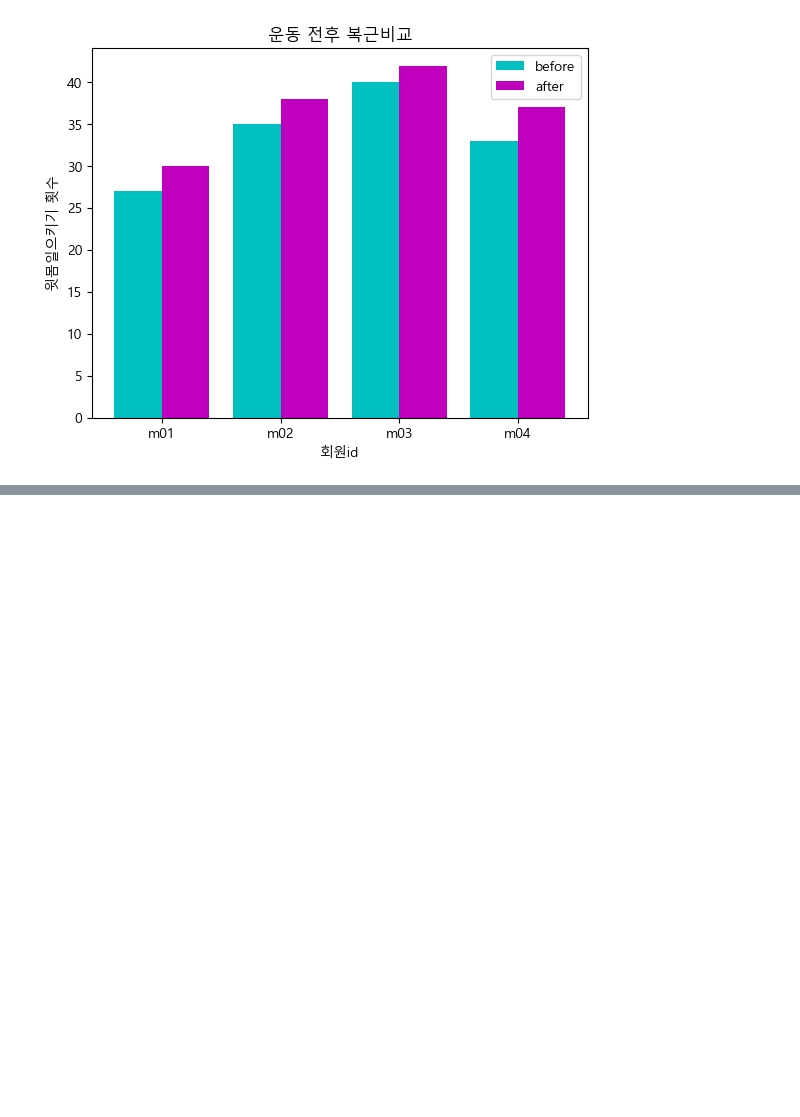
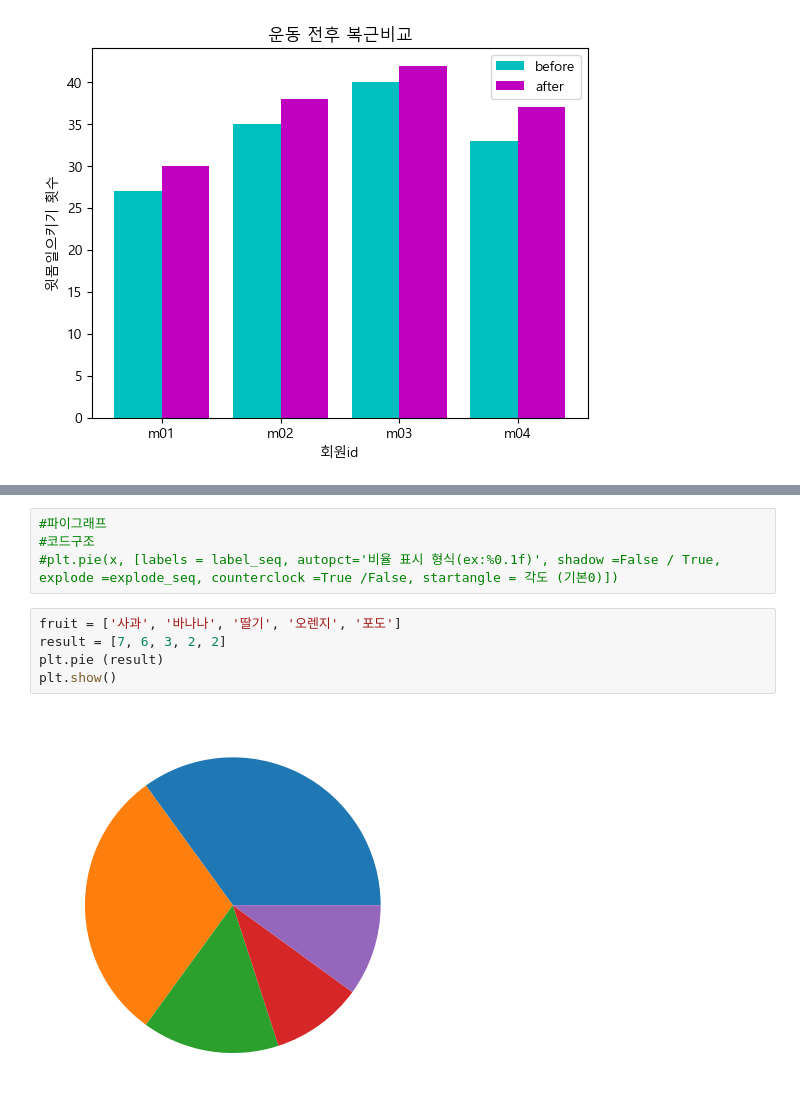
Before and after one commit to less927/python_basic, a Jupyter notebook: 데이터 시각화.ipynb, the cells around one changed output, grey strips where cells are left out. Saved outputs shown, nothing was run; the diff lists cells and outputs as text; blank space fills up the shorter version.

```diff
--- a/데이터 시각화.ipynb
+++ b/데이터 시각화.ipynb
@@ -493,0 +528,11 @@ plt.show()
+# %%
+#파이그래프
+#코드구조
+#plt.pie(x, [labels = label_seq, autopct='비율 표시 형식(ex:%0.1f)', shadow =False / True, explode =explode_seq, counterclock =True /False, startangle = 각도 (기본0)])
+# %%
+fruit = ['사과', '바나나', '딸기', '오렌지', '포도']
+result = [7, 6, 3, 2, 2]
+plt.pie (result)
+plt.show()
+# %% [output]
+[figure, added]
```
Also changed, not shown: parts of 34 cells of this notebook.
